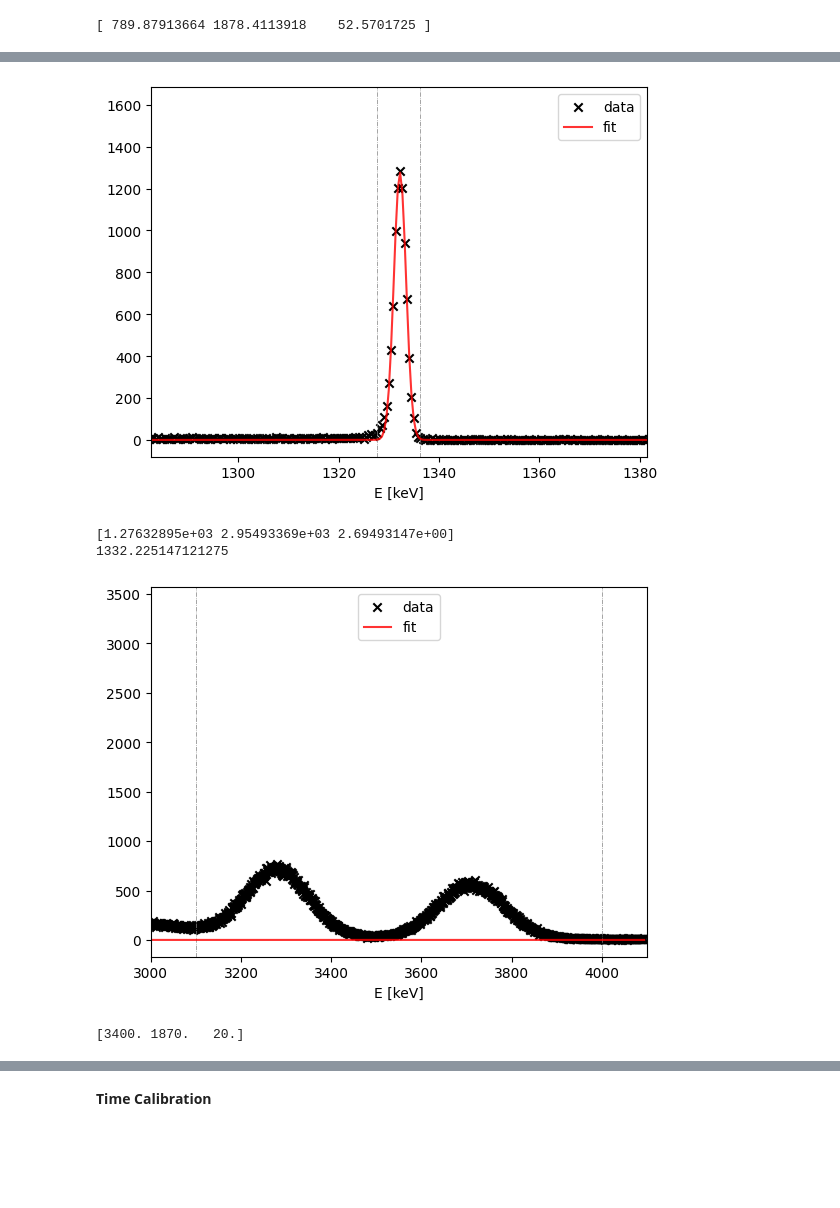
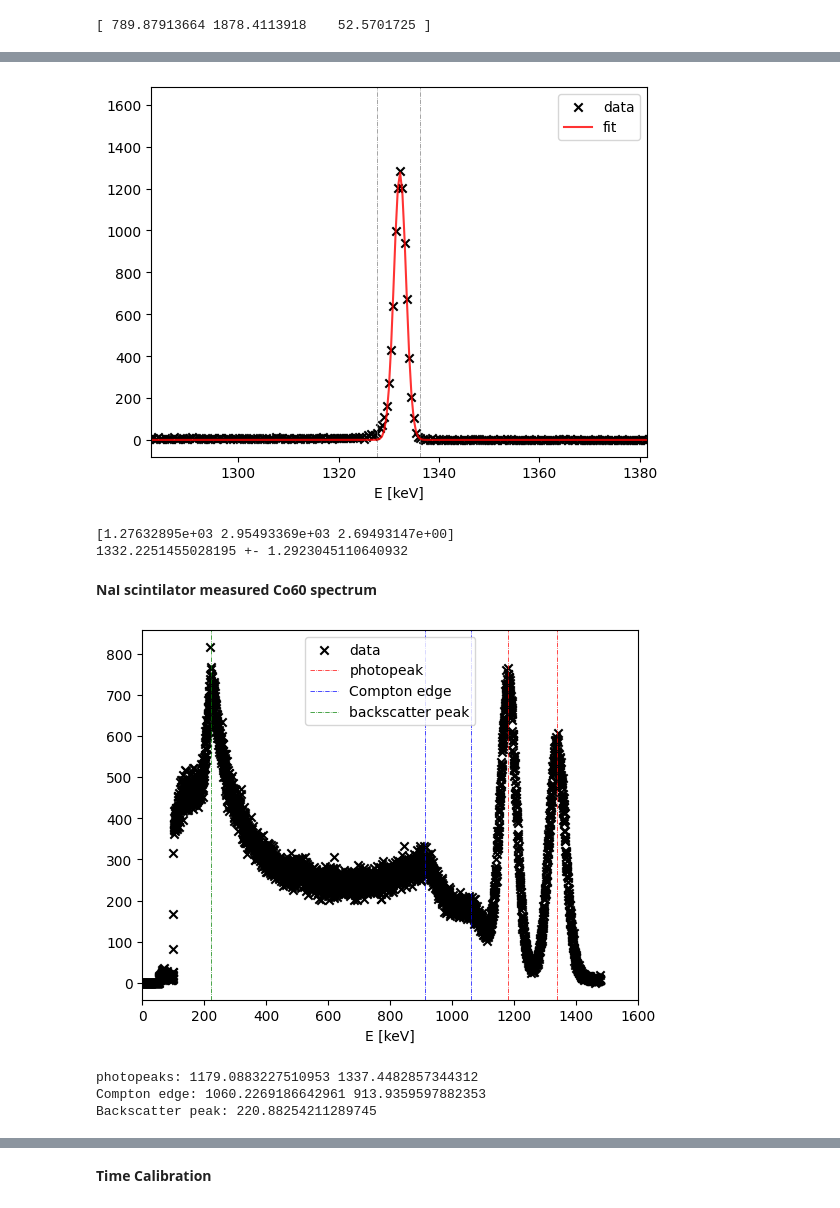
Before and after one commit to thexwon/P4, a Jupyter notebook: Gamma Coincidence Spectroscopy/gamma_code.ipynb, the cells around one changed output, grey strips where cells are left out. Drawn from its saved outputs; the diff is of its cells as text; code cells hidden in the pictures; blank space fills up the shorter version.

Commit message:
minor changes
additional features to plots,
fixed coincidence plot

```diff
--- a/Gamma Coincidence Spectroscopy/gamma_code.ipynb
+++ b/Gamma Coincidence Spectroscopy/gamma_code.ipynb
@@ -49,7 +49,7 @@ plt.xlim(lim1-100, lim2+100)
 plt.axvline(lim1, color = "gray", lw=0.5,ls="-.")
 plt.axvline(lim2, color = "gray", lw=0.5,ls="-.")
 
-popt, cov = curve_fit(gauss_bg,np.arange(len(data))[lim1:lim2], data[lim1:lim2], p0 = p0)
+popt, cov = curve_fit(gauss_bg,np.arange(len(data))[lim1:lim2], data[lim1:lim2], p0 = p0, maxfev=10000)
 
 plt.plot(x, gauss_bg(x,*popt), label = "fit", color = "red", alpha = 0.8)
 plt.legend()
@@ -348,34 +371,36 @@ print(popt)
 Co60_Ge_peak2 = EGe(popt[1])
 Co60_Ge_sigma2 = EGe(popt[2])
 
-print(Co60_Ge_peak2)
+print(Co60_Ge_peak2, "+-", Co60_Ge_sigma2)
 # %% [output]
 [figure]
 [1.27632895e+03 2.95493369e+03 2.69493147e+00]
-1332.225147121275
+1332.2251455028195 +- 1.2923045110640932
+# %% [markdown]
+**NaI scintilator measured Co60 spectrum**
 # %%
 data  = np.load("data/Co60_NaI/Histograms_PulseHeights/height.npy")
-p0 = [3400, 1870, 20]
 
-lim1 =3100
-lim2 =4000
 x = np.arange(len(data))
-plt.scatter(x,data, color = "black", label = "data", marker='x')
-plt.xlim(lim1-100, lim2+100)
-plt.axvline(lim1, color = "gray", lw=0.5,ls="-.")
-plt.axvline(lim2, color = "gray", lw=0.5,ls="-.")
+plt.xlim(0, 1600)
+plt.scatter(ENaI(x),data, color = "black", label = "data", marker='x')
+plt.axvline(ENaI(3275), color = "red", lw=0.5,ls="-.", label = "photopeak")
+plt.axvline(ENaI(3708), color = "red", lw=0.5,ls="-.")
+plt.axvline(ENaI(2950), color = "blue", lw=0.5,ls="-.", label = "Compton edge")
+plt.axvline(ENaI(2550), color = "blue", lw=0.5,ls="-.")
+plt.axvline(ENaI(655), color = "green", lw=0.5,ls="-.",label = "backscatter peak")
 
-popt, cov = curve_fit(gauss_bg,np.arange(len(data))[lim1:lim2], data[lim1:lim2], p0 = p0)
-
-plt.plot(x, gauss_bg(x,*popt), label = "fit", color = "red", alpha = 0.8)
 plt.legend()
 plt.xlabel('E [keV]')
 
 plt.show()
-print(popt)
+
+print("photopeaks:", ENaI(3275), ENaI(3708),"\nCompton edge:", ENaI(2950), ENaI(2550),"\nBackscatter peak:", ENaI(655))
 # %% [output]
-[figure, old version]
+[figure, new version]
-[3400. 1870.   20.]
+photopeaks: 1179.0883227510953 1337.4482857344312
+Compton edge: 1060.2269186642961 913.9359597882353
+Backscatter peak: 220.88254211289745
 # %%
 data  = np.load("data/Co60_NaI/Histograms_PulseHeights/height.npy")
 p0 = [3400, 3370, 20]
```
Also changed, not shown: parts of 21 cells of this notebook, 2 other files.
